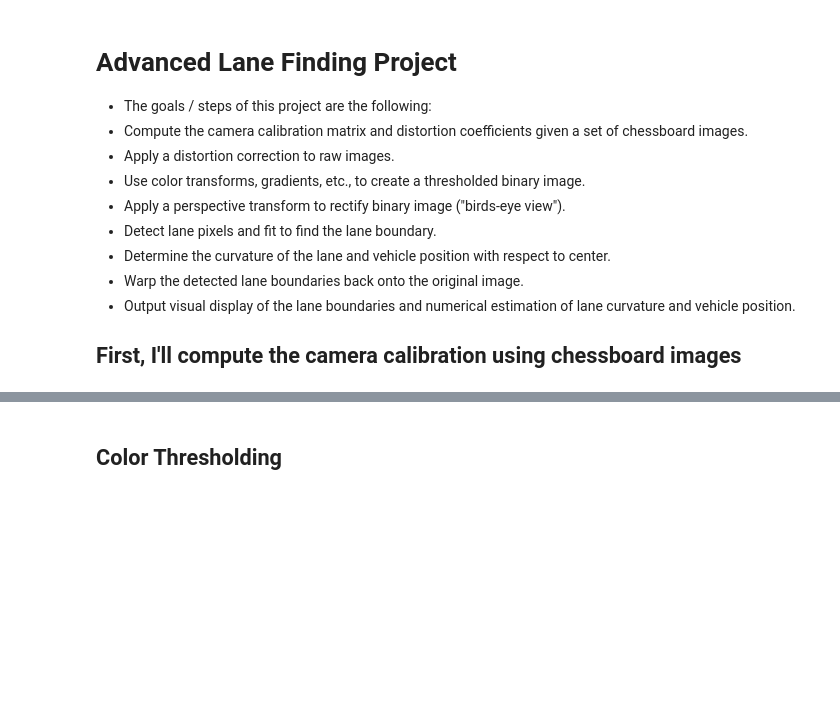
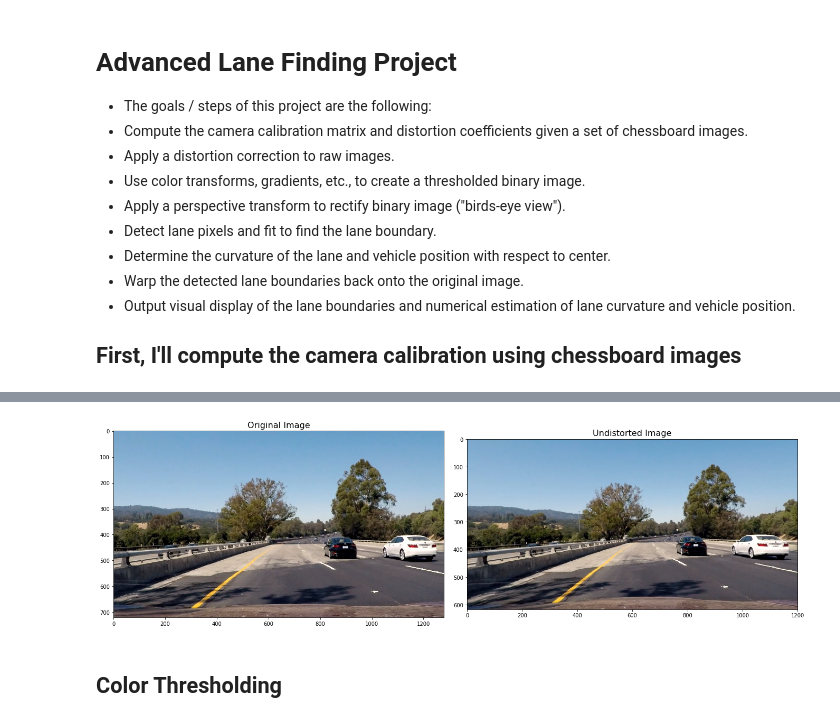
Before and after one commit to thomasdunlap/CarND-Advanced-Lane-Lines, a Jupyter notebook: Advanced-Lane-Lines.ipynb, the cells around one changed output, grey strips where cells are left out. Drawn from its saved outputs; the diff is of its cells as text; code cells hidden in the pictures; blank space fills up the shorter version.

Commit message:
Added undistort.

```diff
--- a/Advanced-Lane-Lines.ipynb
+++ b/Advanced-Lane-Lines.ipynb
@@ -91,3 +80,21 @@ def calibrate_camera(img):
+# %%
+image = mpimg.imread('test_images/test4.jpg')
+h, w = image.shape[:2]
+#objpoints, imgpoints = calibration_points()
+ret, mtx, dist, rvecs, tvecs = cv2.calibrateCamera(objpoints, imgpoints, (w,h), None, None)
+
+
+newcameramtx, roi=cv2.getOptimalNewCameraMatrix(mtx,dist,(w,h),1,(w,h))
+# undistort
+dst = cv2.undistort(image, mtx, dist, None, newcameramtx)
+
+# crop the image
+x,y,w,h = roi
+dst = dst[y:y+h, x:x+w]
+
+compare_images(image, dst, "Original Image", "Undistorted Image", grayscale=False)
+# %% [output]
+[figure, added]
 # %% [markdown]
 ## Color Thresholding
 # %%
```
Also changed, not shown: parts of 8 cells of this notebook.
